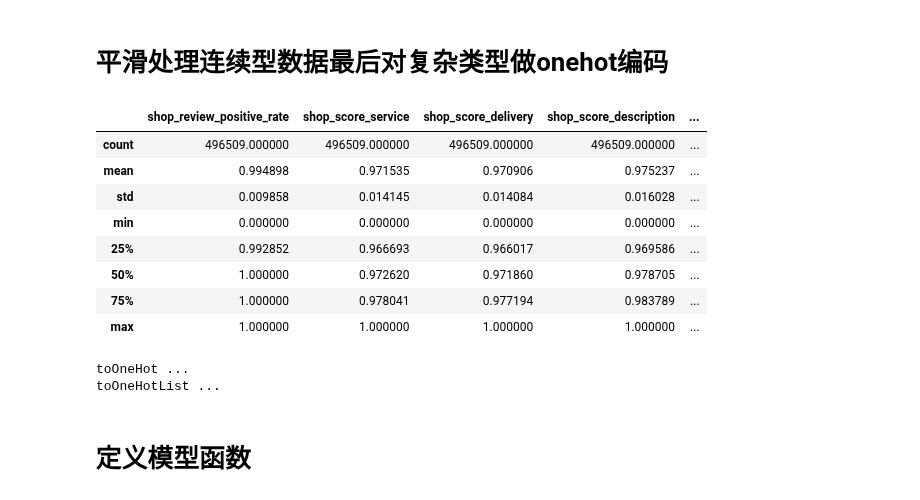
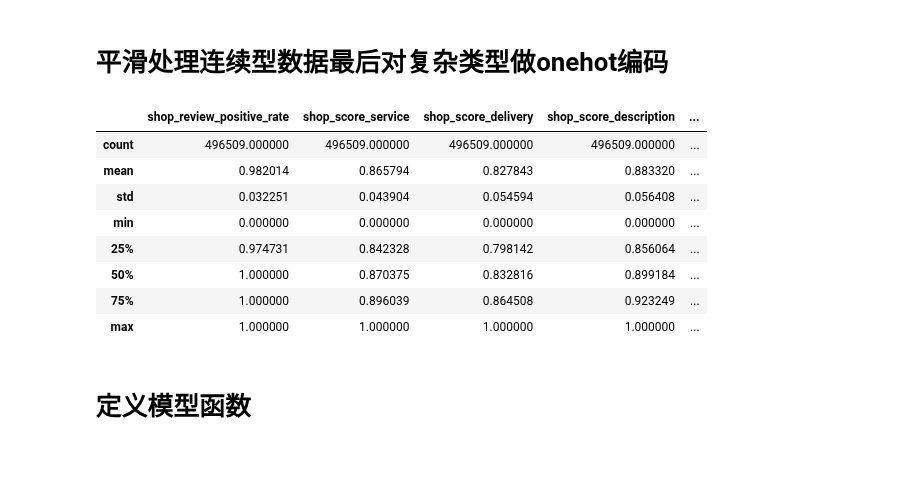
Before and after one commit to secrettianchigroup/SecretTianchiProject, a Jupyter notebook: src/yuhua/simple_xgb.ipynb, the cells around one changed output. Drawn from its saved outputs; the diff is of its cells as text; code cells hidden in the pictures; blank space fills up the shorter version.

```diff
--- a/src/yuhua/simple_xgb.ipynb
+++ b/src/yuhua/simple_xgb.ipynb
@@ -220,3 +232,33 @@ get_ipl_map ...
+# %%
+cnt_user_item_review = train_df_prev[["user_id", "item_id", "instance_id"]].groupby(["user_id", "item_id"])['instance_id'].count().to_dict()
+cnt_user_cate_review = train_df_prev[["user_id", "item_category_1", "instance_id"]].groupby(["user_id", "item_category_1"])['instance_id'].count().to_dict()
+
+class set_review_cnt:
+    def __init__(self, key1, key2, cnt_k1_k2_review):
+        self.key1 = key1
+        self.key2 = key2
+        self.tmp = collections.defaultdict(int)
+        self.cnt_k1_k2_review = cnt_k1_k2_review
+    def __call__(self, x):
+        val1,val2 = x[self.key1], x[self.key2]
+        vk = (val1, val2)
+
+        cnt = self.cnt_k1_k2_review[vk]
+        if cnt == 0:
+            return 0
+        else:
+
+            k = "%s_%s" % (val1, val2)
+            ret = self.tmp[k]
+            self.cnt_k1_k2_review[vk] -= 1
+            self.tmp[k] += 1
+            return ret
+
+f1 = set_review_cnt("user_id", "item_id", cnt_user_item_review)
+f2 = set_review_cnt("user_id", "item_category_1", cnt_user_cate_review)
+train_df_prev = train_df_prev.sort_values(by="context_timestamp")
+train_df_prev["item_review_cnt"] = train_df_prev[["user_id", "item_id"]].apply(f1, axis=1)
+train_df_prev["cate_review_cnt"] = train_df_prev[["user_id", "item_category_1"]].apply(f2, axis=1)
 # %% [markdown]
 # 转化属性增加trade_rate + trade_pv（按前一天）
 # %%
@@ -259,7 +301,7 @@ def calcTVTransform(df, key, key_y, filter_src, filter_dst, smoothing = 5, mean0
 # %%
 #计算前一天的交易率set到下一天，第0天用回自己
 # tmp = train_df.copy()
-tmp = train_df
+tmp = train_df_prev
 
 add_count = False
 # window = 2
@@ -343,0 +450,3 @@ print(cnt_numerical)
+# %%
+print "RECOVER"
+train_df = train_df_prev.copy()
@@ -345,7 +456,7 @@ print(cnt_numerical)
 # 标记训练用的列
 # %%
 #标记训练数据
-%run FeatureProcess.py
+
 import copy
 target="is_trade"
 
@@ -372,7 +483,10 @@ categorical=[
                 "item_brand_id",
                 "item_city_id",
                 "item_id",
-                "shop_id"
+                "shop_id",
+
+                "item_review_cnt",
+                "cate_review_cnt"
             ]
 
 numerical=[     'shop_review_positive_rate',
@@ -411,7 +535,7 @@ from sklearn import preprocessing
 def bucketizer(df, key, bins):
     le = preprocessing.LabelEncoder()
     prefix="*BUK*_"
-    df[prefix+key] = pd.cut(df[key].values, bins=5, retbins=False)
+    df[prefix+key] = pd.cut(df[key].values, bins=bins, retbins=False)
     df[prefix+key] = le.fit_transform(df[prefix+key].copy())
     return df
 
@@ -428,56 +552,53 @@ def layering(df, key, by_key):
 
 # #分桶+打散
 # print("bucketizer ... ")
 # train_df = bucketizer(train_df, "shop_review_num_level", 5)
 
 # print("layering ... ")
 # new_n = []
 # for n in numerical:
 #     train_df, keys = layering(train_df, n, '*BUK*_shop_review_num_level')
 #     new_n += keys
 
 
 
 featProc = FeatureProcess(target=target, categorical=categorical, numerical=numerical, listype = listype)
 # for n in numerical:
 #     featProc.addLayeringOrgKeys(n)
 # train_df["shop_review_num_level"] = train_df["shop_review_num_level"]
 # train_df["shop_review_positive_rate"] = train_df["shop_review_positive_rate"]*train_df["shop_review_num_level"]
 # train_df["shop_score_service"] = train_df["shop_score_service"]*train_df["shop_review_num_level"]
 # train_df["shop_score_delivery"] = train_df["shop_score_delivery"]*train_df["shop_review_num_level"]
 # train_df["shop_score_description"] = train_df["shop_score_description"]*train_df["shop_review_num_level"]
 
 train_df = featProc.fillempty(train_df, -0.01)
 # train_df = featProc.mov2pos(train_df)
 train_df = featProc.mov2mean(train_df)
 train_df = featProc.norm(train_df)
 train_df[cols_tool.get_raw_numerical_cols()].describe()
 # %% [output]
 |  | shop_review_positive_rate | shop_score_service | shop_score_delivery | shop_score_description | ... |
 | count | 496509.000000 | 496509.000000 | 496509.000000 | 496509.000000 | ... |
-| mean | 0.994898 | 0.971535 | 0.970906 | 0.975237 | ... |
-| std | 0.009858 | 0.014145 | 0.014084 | 0.016028 | ... |
+| mean | 0.982014 | 0.865794 | 0.827843 | 0.883320 | ... |
+| std | 0.032251 | 0.043904 | 0.054594 | 0.056408 | ... |
 | min | 0.000000 | 0.000000 | 0.000000 | 0.000000 | ... |
-| 25% | 0.992852 | 0.966693 | 0.966017 | 0.969586 | ... |
-| 50% | 1.000000 | 0.972620 | 0.971860 | 0.978705 | ... |
-| 75% | 1.000000 | 0.978041 | 0.977194 | 0.983789 | ... |
+| 25% | 0.974731 | 0.842328 | 0.798142 | 0.856064 | ... |
+| 50% | 1.000000 | 0.870375 | 0.832816 | 0.899184 | ... |
+| 75% | 1.000000 | 0.896039 | 0.864508 | 0.923249 | ... |
 | max | 1.000000 | 1.000000 | 1.000000 | 1.000000 | ... |
 # %%
-#onehot没啥好说的，就是onehot，toOneHotList实现有点不同分开了而已
+# #onehot没啥好说的，就是onehot，toOneHotList实现有点不同分开了而已
 
 
-train_df = featProc.toOneHot(train_df)
-train_df = featProc.toOneHotList(train_df)
+# # train_df = featProc.toOneHot(train_df)
+# train_df = featProc.toOneHotList(train_df)
 
-# train_df = featProc.cacheRun(featProc.toOneHot, train_df)
+# # train_df = featProc.cacheRun(featProc.toOneHot, train_df)
 
-for c in train_df.columns:
-    print(c)
+# for c in train_df.columns:
+#     print(c)
 
-print train_df.columns
+# print train_df.columns
-# %% [output]
-toOneHot ...
-toOneHotList ...
 # %% [markdown]
 # 定义模型函数
 # %%
```
Also changed, not shown: parts of 21 cells of this notebook, 2 other files.
